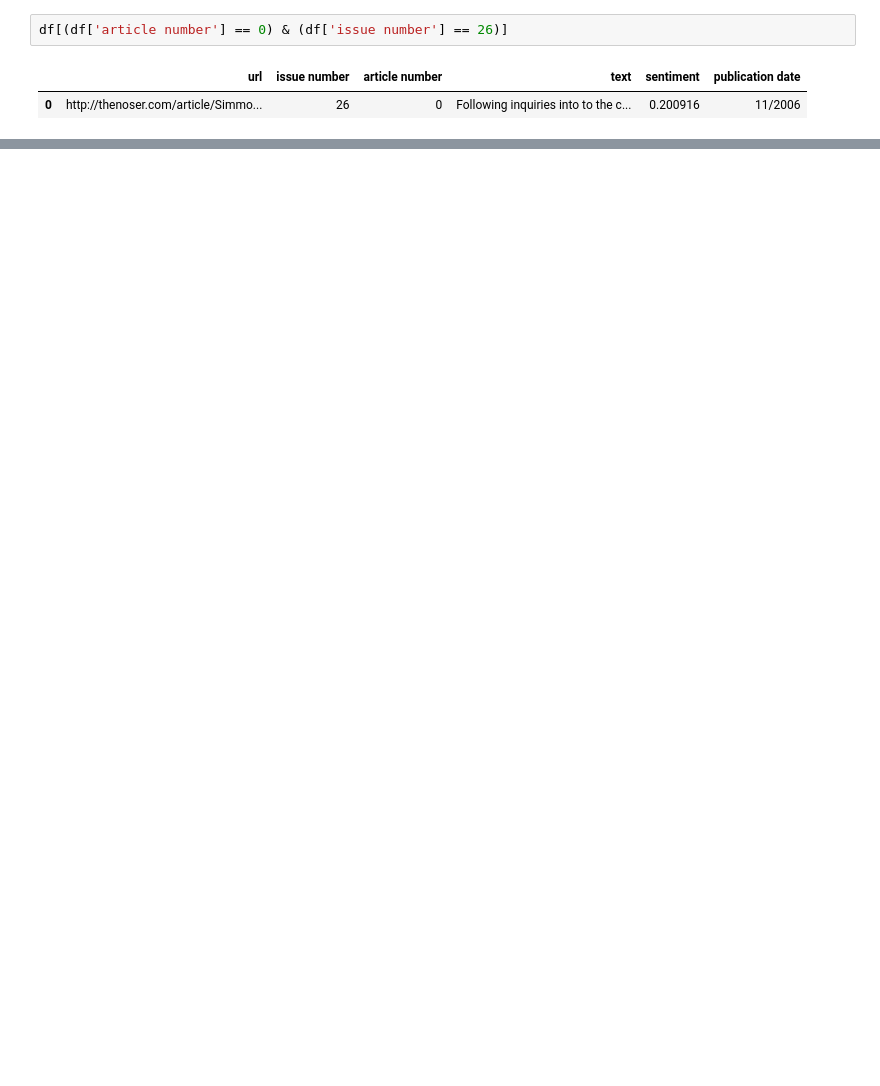
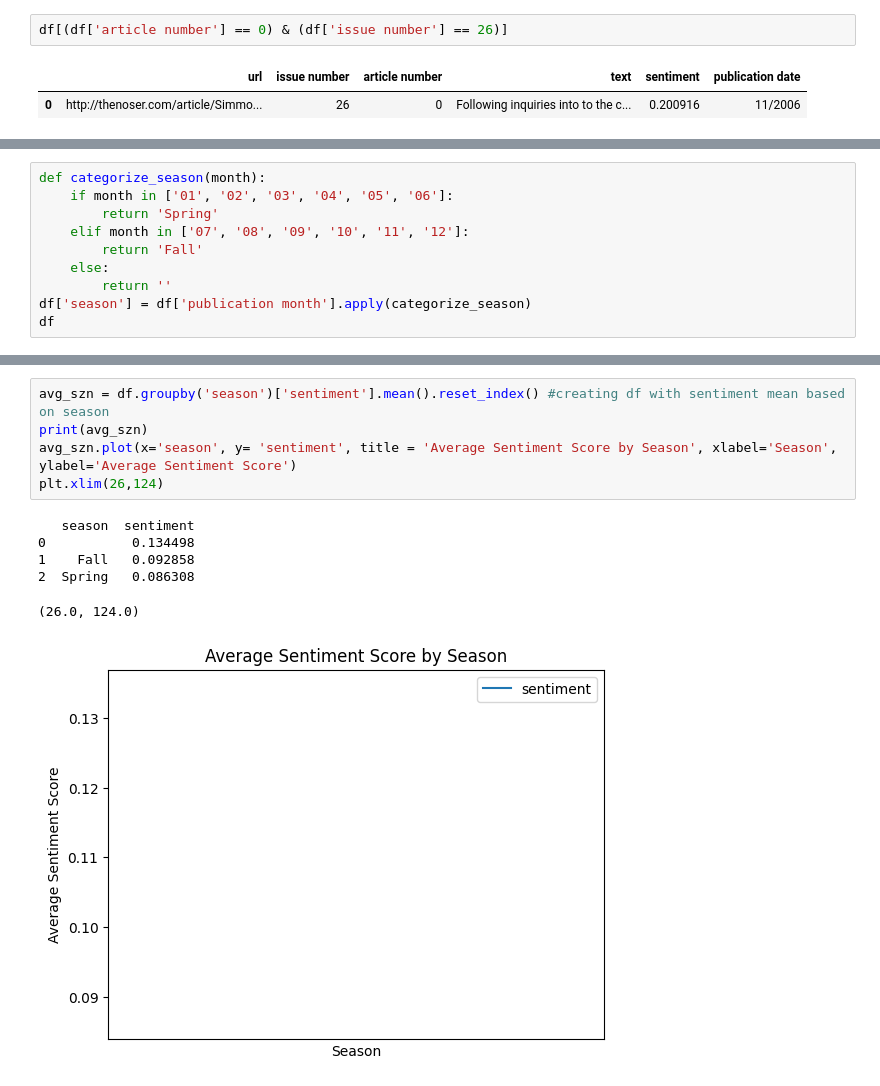
Before and after one commit to rbelay1/Final-Project, a Jupyter notebook: Df_of_Brown_Noser_Final.ipynb, the cells around one changed output, grey strips where cells are left out. Saved outputs shown, nothing was run; the diff lists cells and outputs as text; blank space fills up the shorter version.

```diff
--- a/Df_of_Brown_Noser_Final.ipynb
+++ b/Df_of_Brown_Noser_Final.ipynb
@@ -82,0 +113,10 @@ plt.xlim(26,124)
+# %%
+def categorize_season(month):
+    if month in ['01', '02', '03', '04', '05', '06']:
+        return 'Spring'
+    elif month in ['07', '08', '09', '10', '11', '12']:
+        return 'Fall'
+    else:
+        return ''
+df['season'] = df['publication month'].apply(categorize_season)
+df
@@ -83,3 +137,15 @@ plt.xlim(26,124)
+# %%
+avg_szn = df.groupby('season')['sentiment'].mean().reset_index() #creating df with sentiment mean based on season
+print(avg_szn)
+avg_szn.plot(x='season', y= 'sentiment', title = 'Average Sentiment Score by Season', xlabel='Season', ylabel='Average Sentiment Score')
+plt.xlim(26,124)
+# %% [output]
+   season  sentiment
+0           0.134498
+1    Fall   0.092858
+2  Spring   0.086308
+(26.0, 124.0)
+[figure, added]
 # %%
 ## Trying to create another plot that categorizes the publication dates into Spring and Fall and looks at the mean sentiment for each
 szn_df = df['season'] = '' #creates new dataframe with new column, "season"
```
Also changed, not shown: parts of 9 cells of this notebook.
